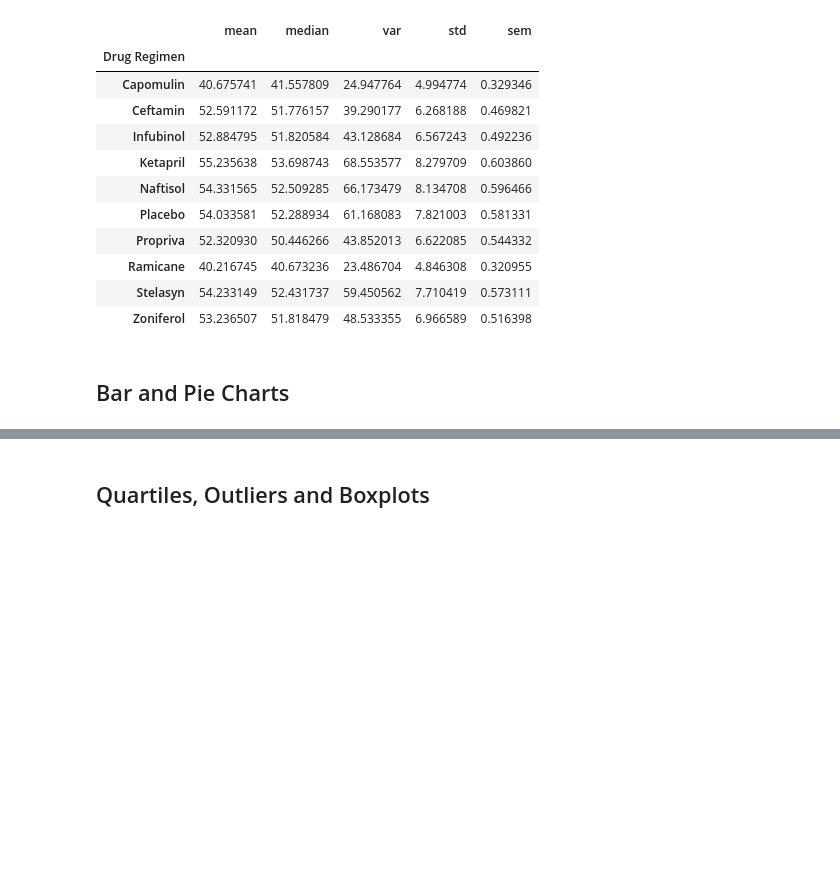
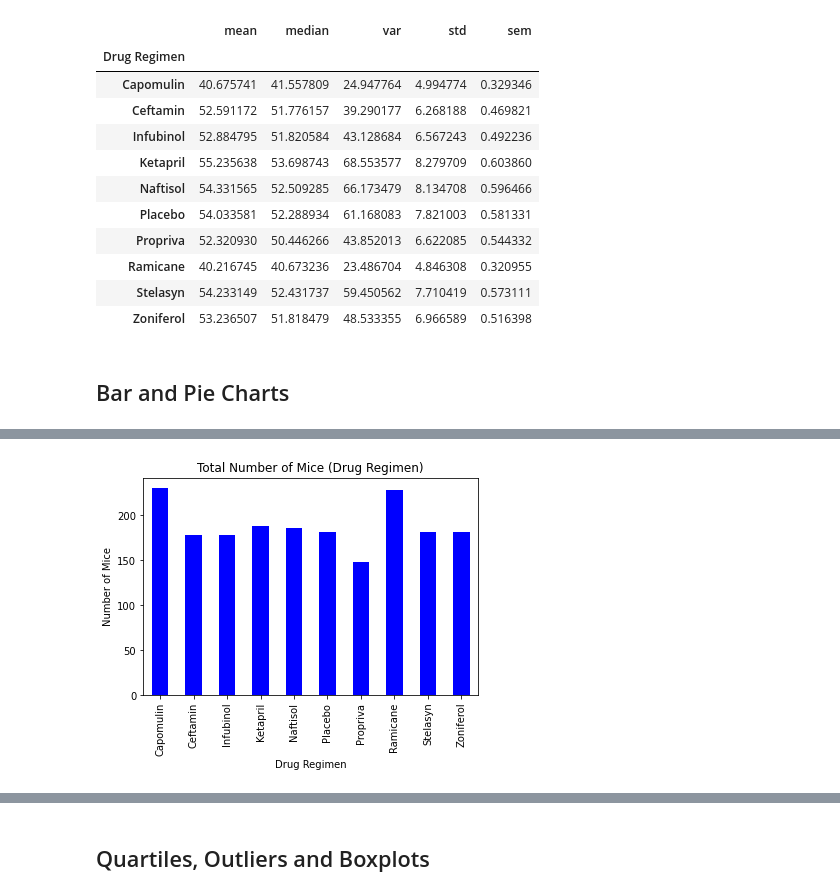
Before and after one commit to fredtan30/Matplotlib-Challenge, a Jupyter notebook: pymaceuticals_starter.ipynb, the cells around one changed output, grey strips where cells are left out. Saved outputs shown, nothing was run; the diff lists cells and outputs as text; code cells hidden in the pictures; blank space fills up the shorter version.

Commit message:
Update pymaceuticals_starter.ipynb
Includes the pie chart

```diff
--- a/pymaceuticals_starter.ipynb
+++ b/pymaceuticals_starter.ipynb
@@ -199,3 +199,7 @@ summary_agg
 | Zoniferol | 53.236507 | 51.818479 | 48.533355 | 6.966589 | 0.516398 |
 # %% [markdown]
 ## Bar and Pie Charts
+# %%
+#Prepare the mice count based on Drug Regimen
+count_mice_drug = drug_regimen_mice['Drug Regimen'].count()
+count_mice_drug
@@ -202,2 +219,5 @@ summary_agg
 # %%
 # Generate a bar plot showing the total number of timepoints for all mice tested for each drug regimen using Pandas.
+bar_drug_mice = count_mice_drug.plot(kind='bar', color = 'b', width = 0.5, ylabel = 'Number of Mice', title = 'Total Number of Mice (Drug Regimen)')
+# %% [output]
+[figure, added]
```
Also changed, not shown: parts of 7 cells of this notebook.
